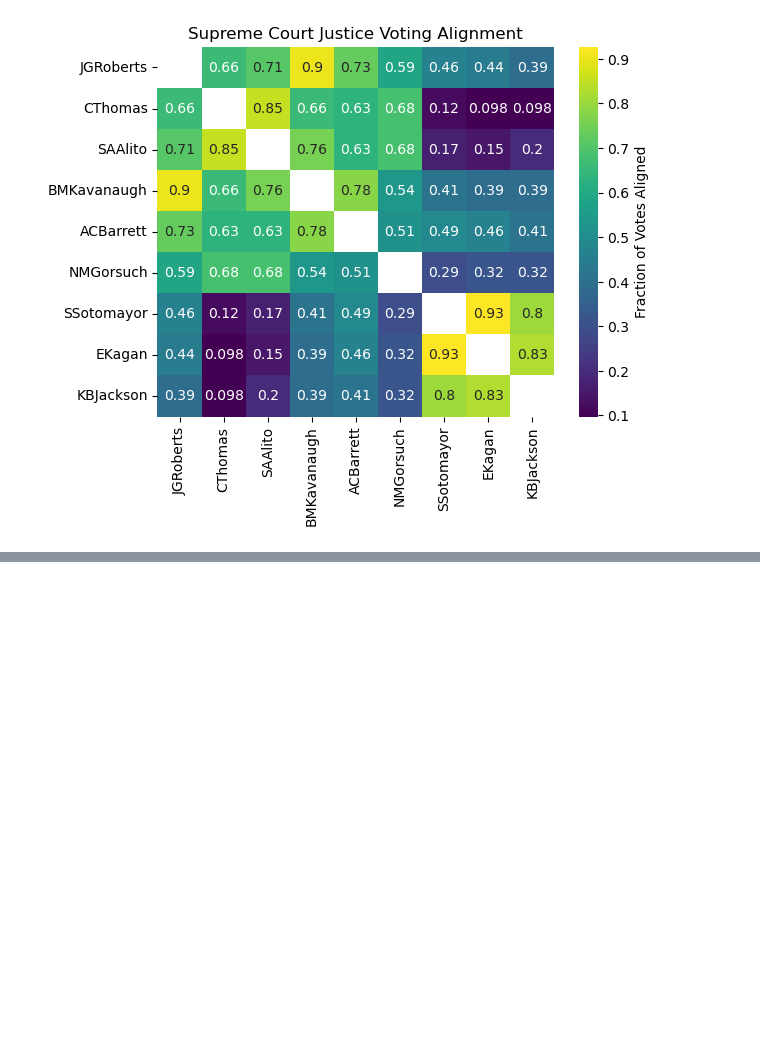
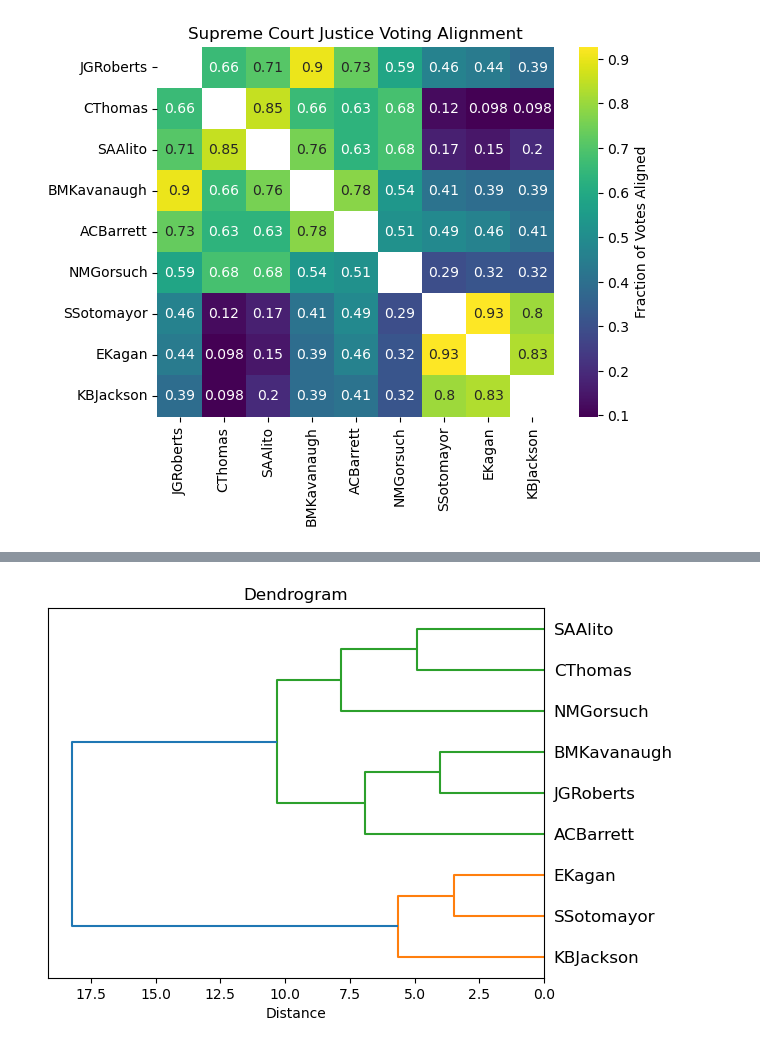
Before and after one commit to ghpetty/sc_datavis, a Jupyter notebook: SupremeCourtNetwork.ipynb, the cells around one changed output, grey strips where cells are left out. Saved outputs shown, nothing was run; the diff lists cells and outputs as text; code cells hidden in the pictures; blank space fills up the shorter version.

```diff
--- a/SupremeCourtNetwork.ipynb
+++ b/SupremeCourtNetwork.ipynb
@@ -186,0 +132,16 @@ plt.show()
+# %%
+# Hierarchical clustering using the vote vectors (same as in our correlation matrix)
+from sklearn.cluster import AgglomerativeClustering
+from scipy.cluster.hierarchy import dendrogram, linkage
+aggClust = AgglomerativeClustering(distance_threshold=0, n_clusters=None)
+aggClust.fit_predict(voteMat.T)
+aggClust.labels_
+linkage_matrix = linkage(voteMat.T, method='ward')
+
+plt.figure()
+dendrogram(linkage_matrix,labels=justiceOrder,orientation='left',distance_sort=True)
+plt.title('Dendrogram')
+plt.xlabel('Distance')
+plt.show()
+# %% [output]
+[figure, new version]
```
Also changed, not shown: parts of 19 cells of this notebook.
